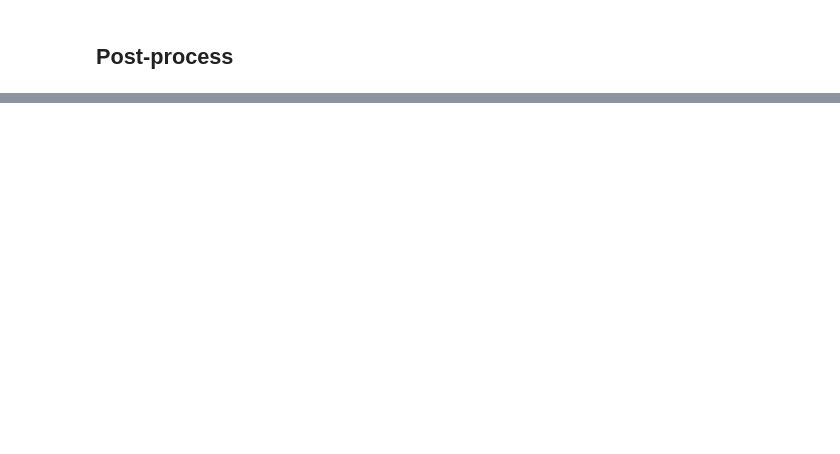
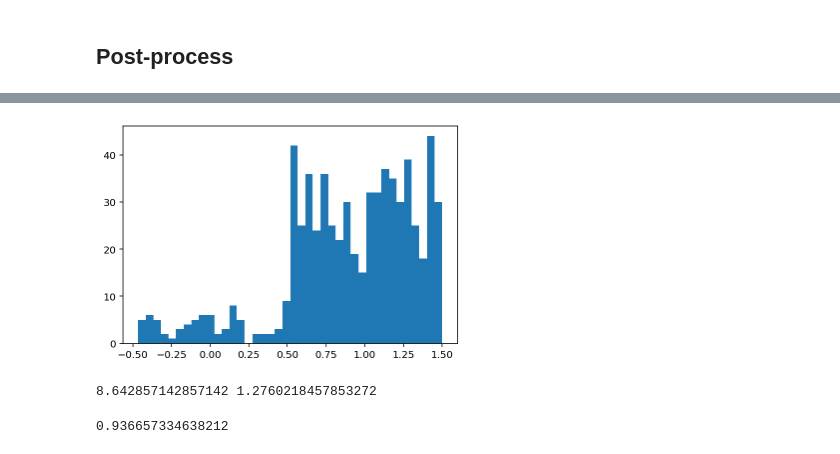
Before and after one commit to nanograv/12p5yr_stochastic_analysis, a Jupyter notebook: notebooks/gwb_analysis.ipynb, the cells around one changed output, grey strips where cells are left out. Saved outputs shown, nothing was run; the diff lists cells and outputs as text; code cells hidden in the pictures; blank space fills up the shorter version.

```diff
--- a/notebooks/gwb_analysis.ipynb
+++ b/notebooks/gwb_analysis.ipynb
@@ -523,0 +636,17 @@ print(model_utils.odds_ratio(chain_burn[:, ind_model], models=[0,1]))
+# %%
+# Plot histogram for GWB model selection
+# This will tell us how much we have sampled for each model
+plt.hist(chain_burn[:, ind_model], bins=40);
+# %% [output]
+[figure, added]
+# %%
+# The first number is the Bayes factor (BF) and the second number is the uncertainty on the BF
+bf, unc = model_utils.odds_ratio(chain_burn[:, ind_model], models=[0,1])
+print(bf, unc)
+# %% [output]
+8.642857142857142 1.2760218457853272
+# %%
+log10bf = np.log10(bf)
+print(log10bf)
+# %% [output]
+0.936657334638212
```
Also changed, not shown: parts of 88 cells of this notebook, 7 other files.
